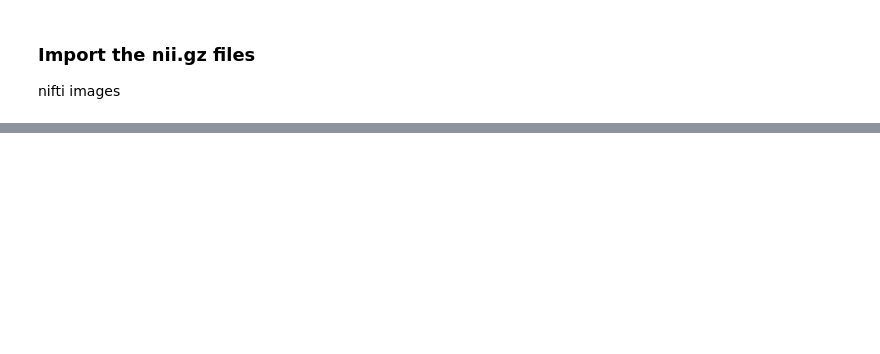
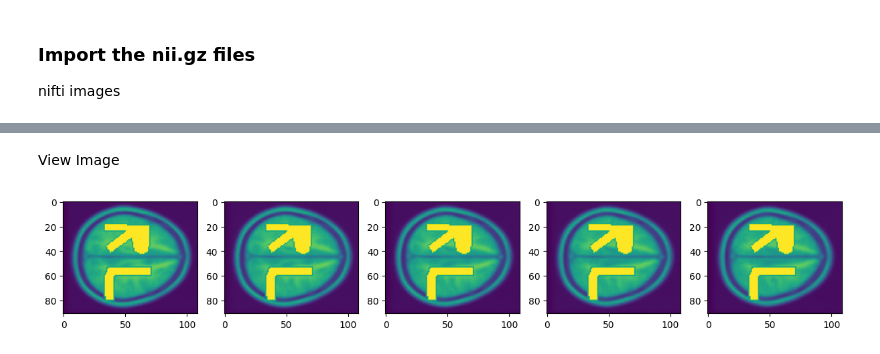
Before and after one commit to Taboh250/sep23_cds_int_medical_data, a Jupyter notebook: AlzeimerProject.ipynb, the cells around one changed output, grey strips where cells are left out. Drawn from its saved outputs; the diff is of its cells as text; code cells hidden in the pictures; blank space fills up the shorter version.

```diff
--- a/AlzeimerProject.ipynb
+++ b/AlzeimerProject.ipynb
@@ -22,5 +22,3 @@ dfTrain_sexAge = pd.read_csv(urlTrain_sexAge)
 # %% [markdown]
 ### Import the nii.gz files
 nifti images
-# %%
-data = nib.load("https://github.com/jricardoct15/sep23_cds_int_alzheimer/raw/main/avg152T1_LR_nifti.nii.gz").get_fdata()
@@ -28,0 +29,18 @@ FileNotFoundError: No such file or no access: 'https://github.com/jricardoct15/s
+# %%
+def OpenNiftiGitHubFile (PathAndFileName,UserName= "jricardoct15",GithubRepo="sep23_cds_int_alzheimer"):
+  ''' Open nifti files from git hub
+  User - github user name
+  PathAndFileName - includs path/filename.nii.gz
+  GithubRepo - Github Repository
+  '''
+  url = f"https://github.com/{UserName}/{GithubRepo}/raw/main/{PathAndFileName}"
+  !wget --no-cache --backups=1 {url}
+
+  data = nib.load(PathAndFileName).get_fdata()
+
+  !rm {PathAndFileName}
+  return data
+# %%
+fileName = "avg152T1_LR_nifti.nii.gz"
+
+img1 = OpenNiftiGitHubFile (fileName)
@@ -28,0 +53,2 @@ FileNotFoundError: No such file or no access: 'https://github.com/jricardoct15/s
+# %% [markdown]
+View Image
@@ -28,0 +59,8 @@ FileNotFoundError: No such file or no access: 'https://github.com/jricardoct15/s
+# %%
+for i in range(5):
+  plt.subplot(5,5,i+1)
+  plt.imshow(img1[:,:,54+i])
+  plt.gcf().set_size_inches(15,15)
+plt.show()
+# %% [output]
+[figure, added]
```
Also changed, not shown: parts of 10 cells of this notebook.
